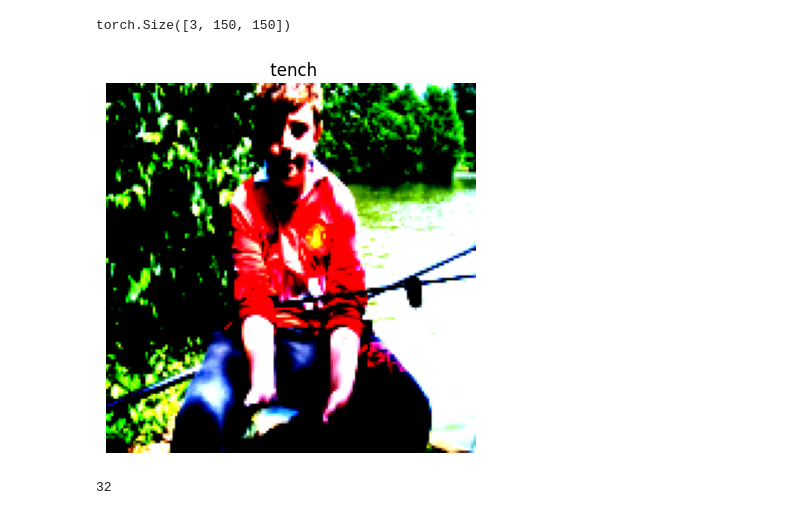
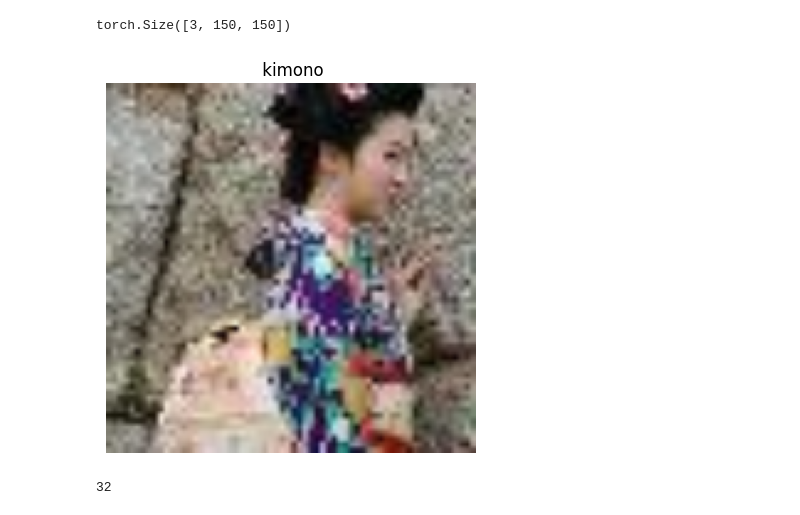
Before and after one commit to bthek1/DeepLearning, a Jupyter notebook: nbs/042_image_classification_Tiny.ipynb, the cells around one changed output. Cells and saved outputs as stored; diff of their text form; code cells hidden in the pictures.

```diff
--- a/nbs/042_image_classification_Tiny.ipynb
+++ b/nbs/042_image_classification_Tiny.ipynb
@@ -103,0 +91,10 @@ test_dataset = datasets.Imagenette(root='Data',
+# %%
+transform_default = transforms.Compose([
+    transforms.Resize((150, 150)),
+    transforms.ToTensor(),
+    # transforms.Normalize(mean=[0.485, 0.456, 0.406], std=[0.229, 0.224, 0.225])  # Normalize with ImageNet mean and std
+])
+
+main_dataset = TinyImageNetDataset(root_dir ='Data/tiny-imagenet-200', transform=transform_default)
+# %%
+train_dataset, val_dataset, test_dataset = random_split(main_dataset, [80000, 10000, 10000])
@@ -132,14 +124,13 @@ torch.Size([3, 150, 150])
 def show_image(dataset):
     # Access an image and its label from the dataset
     image, label = dataset
-
     # Convert the image tensor to a NumPy array
     image_np = image.numpy().transpose((1, 2, 0))
 
     # Display the image using Matplotlib
     plt.imshow(image_np.clip(0,1))
     plt.axis('off')
-    plt.title(f' {train_dataset.classes[label][0]}')
+    plt.title(f' {main_dataset.class_name[main_dataset.classes[label]]}')
     plt.show()
 
 
@@ -158,15 +149,15 @@ def show_images(images, labels, **kwargs):
         # Display image
         ax.imshow(img_np.clip(0,1))
         ax.axis('off')
-        ax.set_title(f' {train_dataset.classes[label][0]}')
+        ax.set_title(f' {main_dataset.class_name[main_dataset.classes[label]]}')
     for ax in axes.flat[len(images):]:
         ax.axis('off')
 
     plt.show()
 # %%
-show_image(train_dataset[2])
+show_image(train_dataset[6])
 # %% [output]
-[figure, old version]
+[figure, new version]
 # %%
 def loaders(batch_size):
 
```
Also changed, not shown: parts of 13 cells of this notebook, 5 other files.
